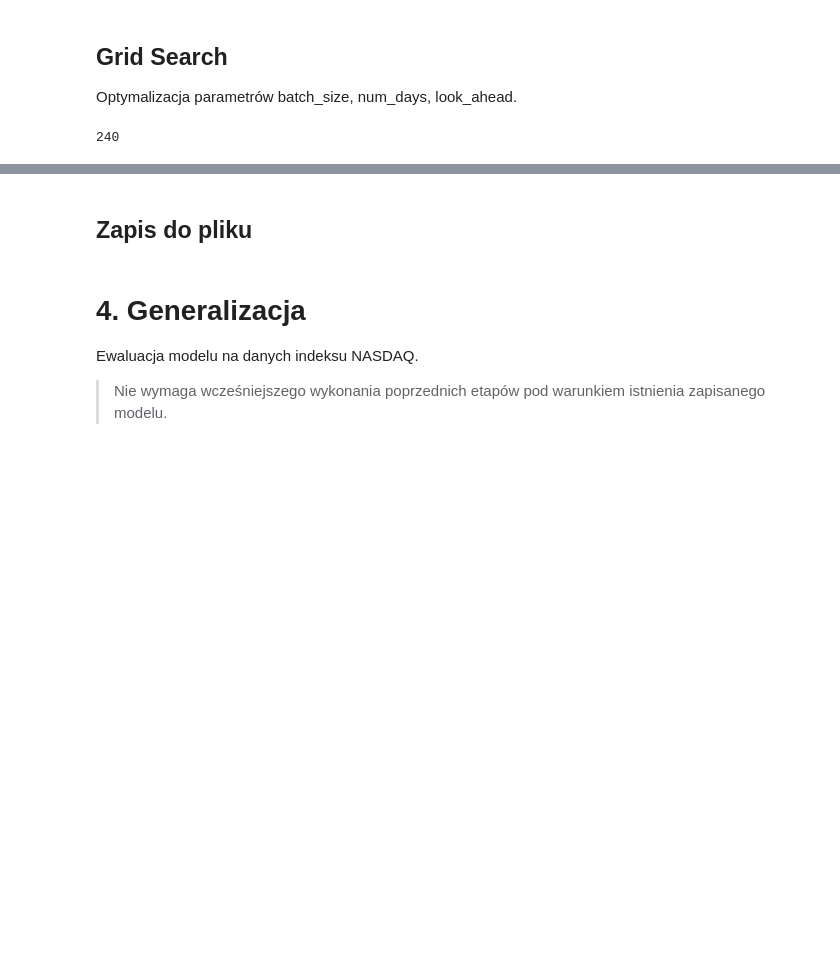
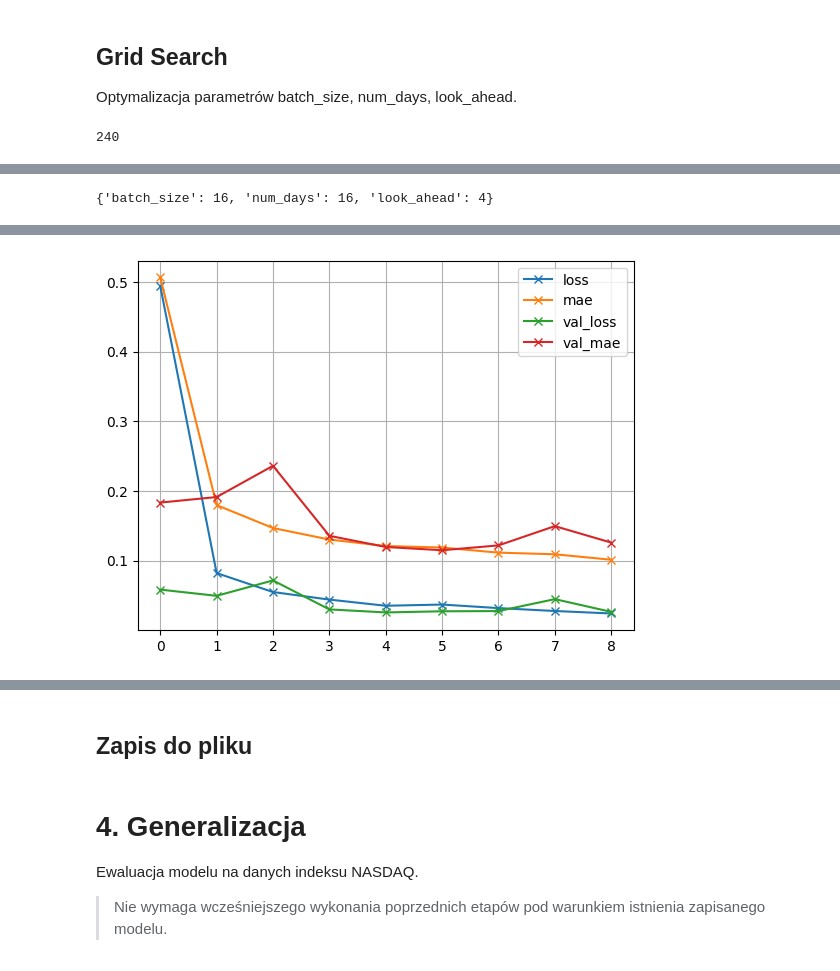
Before and after one commit to Maciej-GBS/SIML-UE, a Jupyter notebook: Projekt.ipynb, the cells around one changed output, grey strips where cells are left out. Drawn from its saved outputs; the diff is of its cells as text; code cells hidden in the pictures; blank space fills up the shorter version.

Commit message:
grid search results added

```diff
--- a/Projekt.ipynb
+++ b/Projekt.ipynb
@@ -391,0 +349,26 @@ grid_search
+# %%
+best_params = grid_search.sort_values(by='result').iloc[0,0]
+best_params
+# %% [output]
+{'batch_size': 16, 'num_days': 16, 'look_ahead': 4}
+# %%
+sp = SingleFeaturePipeline(num_days=best_params['num_days'], look_ahead=best_params['look_ahead'])
+X_train, X_test, Y_train, Y_test = sp.process(df['btcusd_dClose'])
+model = build_model(sp.num_days, ONE_FEATURE, output_size=sp.look_ahead)
+model.compile(loss='mean_squared_error', optimizer='adam', metrics=['mae'])
+
+epochs = 10
+batch = best_params['batch_size']
+
+history = model.fit(X_train,
+                    Y_train,
+                    validation_data=(X_test, Y_test),
+                    epochs=epochs,
+                    batch_size=batch,
+                    callbacks=[EarlyStopping(patience=4)])
+
+for k,v in history.history.items():
+    plt.plot(v, 'x-', label=k)
+plt.legend()
+plt.grid()
+# %% [output]
@@ -391,0 +393 @@ grid_search
+[figure, added]
```
Also changed, not shown: parts of 21 cells of this notebook, 2 other files.
